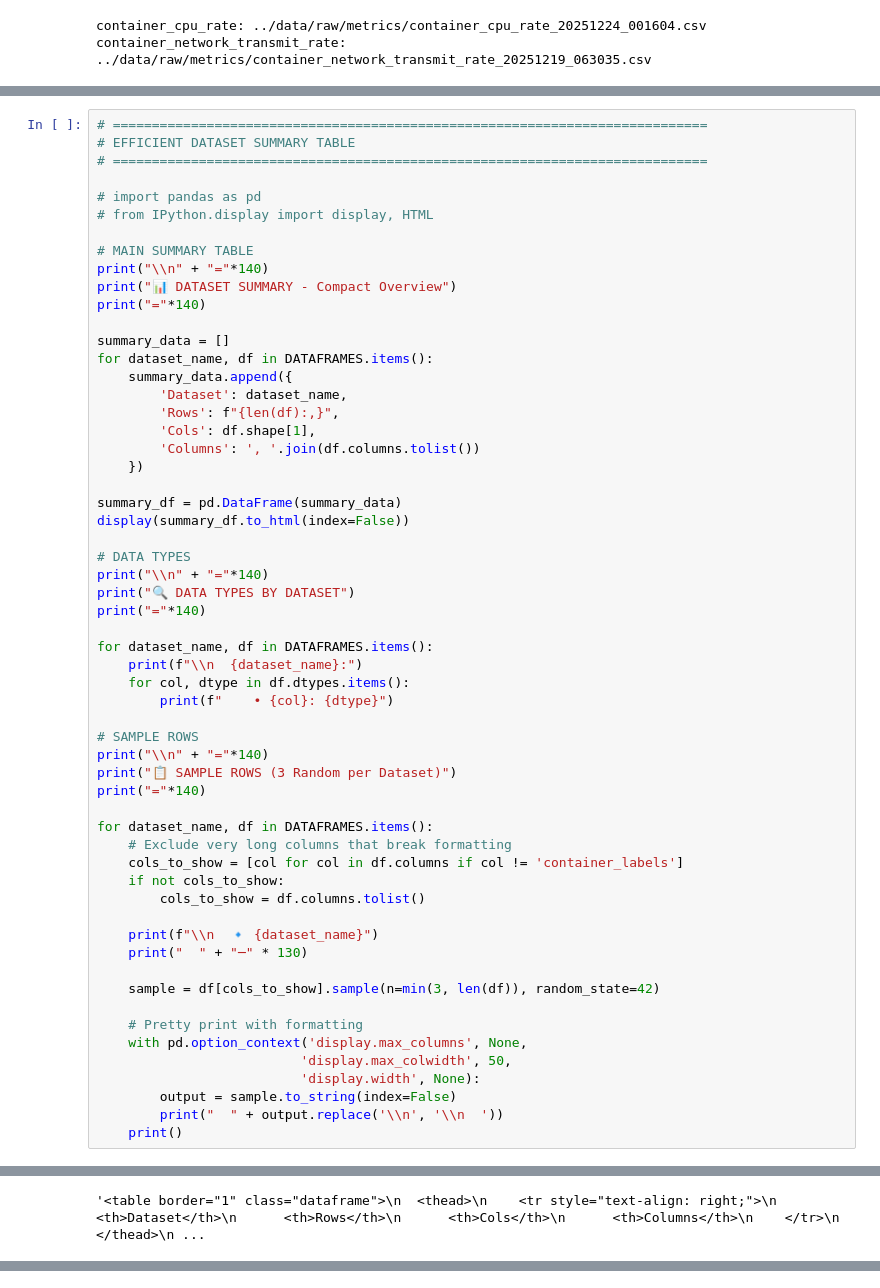
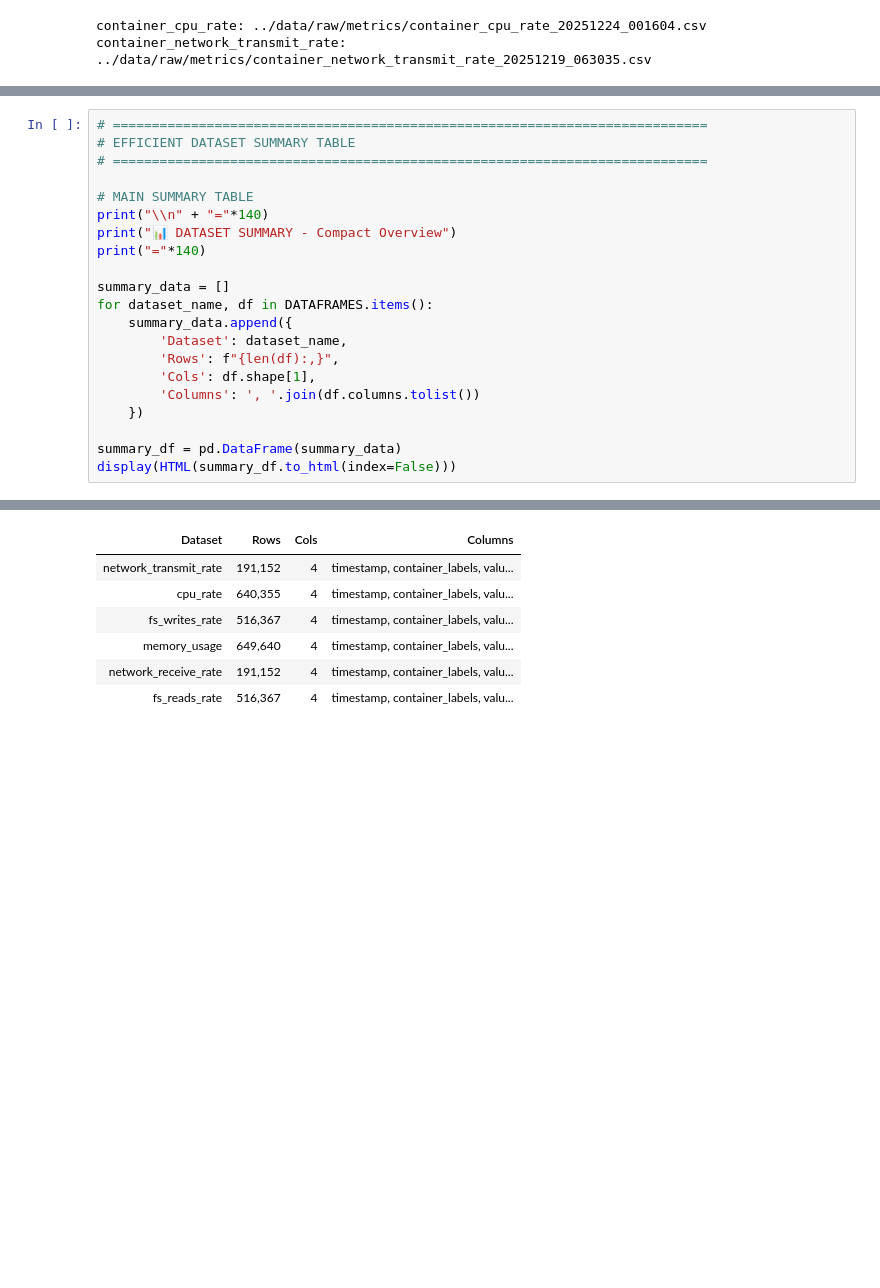
Before and after one commit to thoth-ky/predictive-autoscaling, a Jupyter notebook: notebooks/exploratory_analysis.ipynb, the cells around one changed output, grey strips where cells are left out. Cells and saved outputs as stored; diff of their text form; blank space fills up the shorter version.

```diff
--- a/notebooks/exploratory_analysis.ipynb
+++ b/notebooks/exploratory_analysis.ipynb
@@ -152,9 +138,6 @@ dict_items([('network_transmit_rate',                  timestamp
 # ============================================================================
 # EFFICIENT DATASET SUMMARY TABLE
 # ============================================================================
-
-# import pandas as pd
-# from IPython.display import display, HTML
 
 # MAIN SUMMARY TABLE
 print("\\n" + "="*140)
@@ -171,43 +154,8 @@ for dataset_name, df in DATAFRAMES.items():
     })
 
 summary_df = pd.DataFrame(summary_data)
-display(summary_df.to_html(index=False))
-
-# DATA TYPES
-print("\\n" + "="*140)
-print("🔍 DATA TYPES BY DATASET")
-print("="*140)
-
-for dataset_name, df in DATAFRAMES.items():
-    print(f"\\n  {dataset_name}:")
-    for col, dtype in df.dtypes.items():
-        print(f"    • {col}: {dtype}")
-
-# SAMPLE ROWS
-print("\\n" + "="*140)
-print("📋 SAMPLE ROWS (3 Random per Dataset)")
-print("="*140)
-
-for dataset_name, df in DATAFRAMES.items():
-    # Exclude very long columns that break formatting
-    cols_to_show = [col for col in df.columns if col != 'container_labels']
-    if not cols_to_show:
-        cols_to_show = df.columns.tolist()
-
-    print(f"\\n  🔹 {dataset_name}")
-    print("  " + "─" * 130)
-
-    sample = df[cols_to_show].sample(n=min(3, len(df)), random_state=42)
-
-    # Pretty print with formatting
-    with pd.option_context('display.max_columns', None,
-                          'display.max_colwidth', 50,
-                          'display.width', None):
-        output = sample.to_string(index=False)
-        print("  " + output.replace('\\n', '\\n  '))
-    print()
+display(HTML(summary_df.to_html(index=False)))
 # %% [output]
 \n============================================================================================================================================
 📊 DATASET SUMMARY - Compact Overview
 ============================================================================================================================================
-'<table border="1" class="dataframe">\n  <thead>\n    <tr style="text-align: right;">\n      <th>Dataset</th>\n      <th>Rows</th>\n      <th>Cols</th>\n      <th>Columns</th>\n    </tr>\n  </thead>\n ...
@@ -230,0 +162,7 @@ for dataset_name, df in DATAFRAMES.items():
+| Dataset | Rows | Cols | Columns |
+| network_transmit_rate | 191,152 | 4 | timestamp, container_labels, valu... |
+| cpu_rate | 640,355 | 4 | timestamp, container_labels, valu... |
+| fs_writes_rate | 516,367 | 4 | timestamp, container_labels, valu... |
+| memory_usage | 649,640 | 4 | timestamp, container_labels, valu... |
+| network_receive_rate | 191,152 | 4 | timestamp, container_labels, valu... |
+| fs_reads_rate | 516,367 | 4 | timestamp, container_labels, valu... |
```
Also changed, not shown: parts of 31 cells of this notebook, 9 other files.
